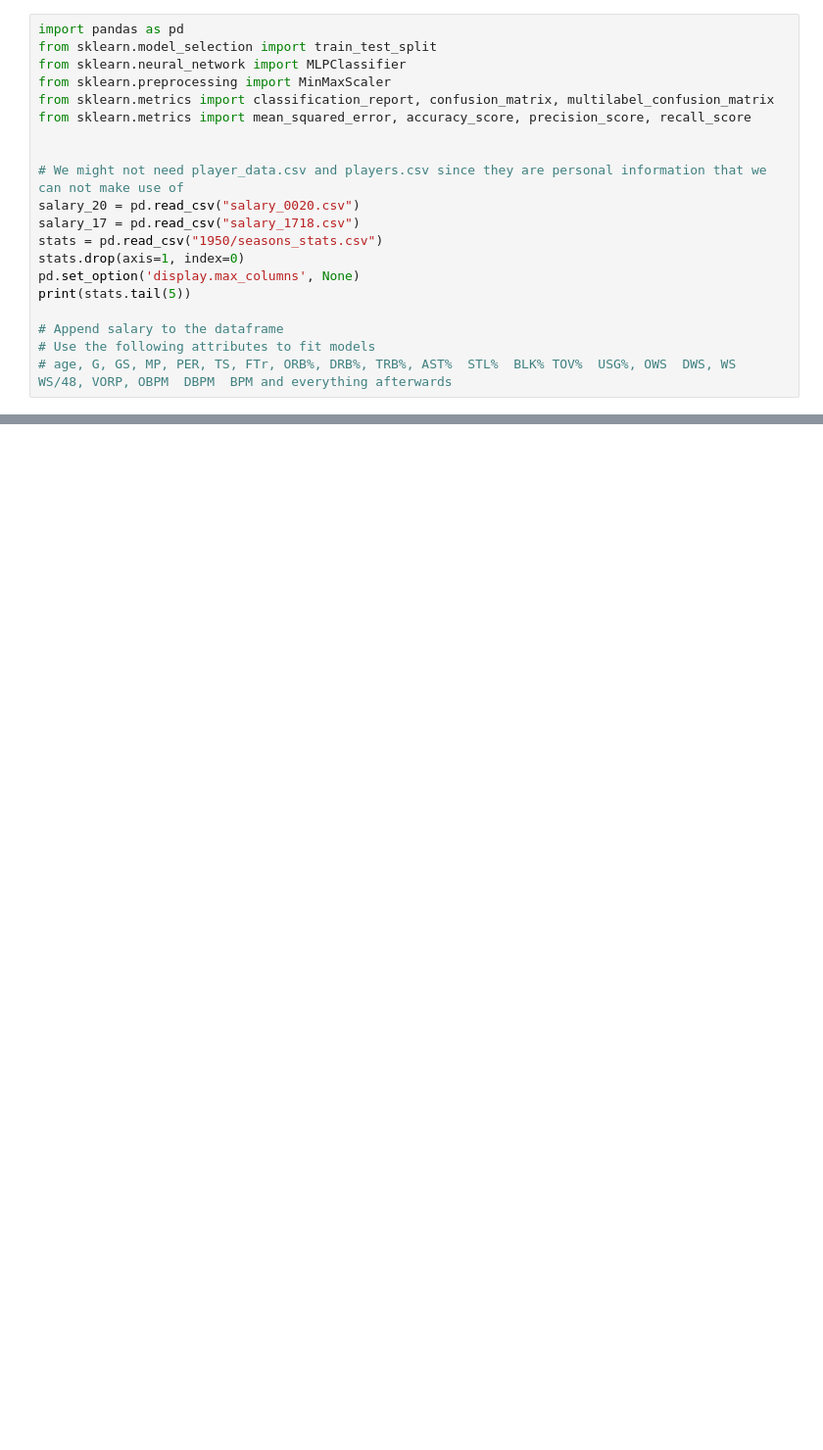
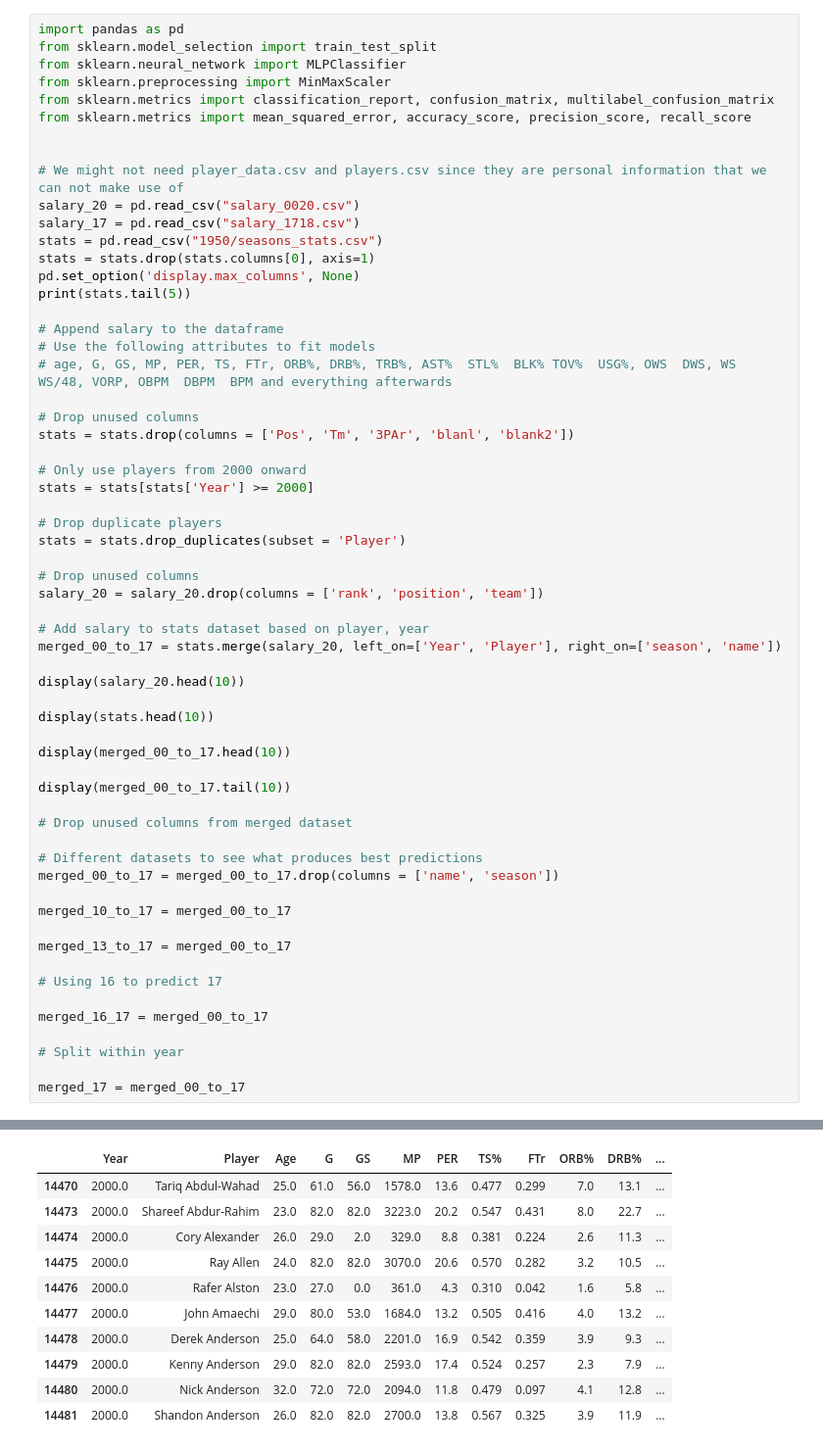
Before and after one commit to ben983593140/171-final-project, a Jupyter notebook: project.ipynb, the cells around one changed output, grey strips where cells are left out. Shown: that part at 98% size. Drawn from its saved outputs; the diff is of its cells as text; blank space fills up the shorter version.

```diff
--- a/project.ipynb
+++ b/project.ipynb
@@ -11,11 +11,51 @@ from sklearn.metrics import mean_squared_error, accuracy_score, precision_score,
 salary_20 = pd.read_csv("salary_0020.csv")
 salary_17 = pd.read_csv("salary_1718.csv")
 stats = pd.read_csv("1950/seasons_stats.csv")
-stats.drop(axis=1, index=0)
+stats = stats.drop(stats.columns[0], axis=1)
 pd.set_option('display.max_columns', None)
 print(stats.tail(5))
 
 # Append salary to the dataframe
 # Use the following attributes to fit models
 # age, G, GS, MP, PER, TS, FTr, ORB%, DRB%, TRB%, AST%  STL%  BLK% TOV%  USG%, OWS  DWS, WS  WS/48, VORP, OBPM  DBPM  BPM and everything afterwards
+
+# Drop unused columns
+stats = stats.drop(columns = ['Pos', 'Tm', '3PAr', 'blanl', 'blank2'])
+
+# Only use players from 2000 onward
+stats = stats[stats['Year'] >= 2000]
+
+# Drop duplicate players
+stats = stats.drop_duplicates(subset = 'Player')
+
+# Drop unused columns
+salary_20 = salary_20.drop(columns = ['rank', 'position', 'team'])
+
+# Add salary to stats dataset based on player, year
+merged_00_to_17 = stats.merge(salary_20, left_on=['Year', 'Player'], right_on=['season', 'name'])
+
+display(salary_20.head(10))
+
+display(stats.head(10))
+
+display(merged_00_to_17.head(10))
+
+display(merged_00_to_17.tail(10))
+
+# Drop unused columns from merged dataset
+
+# Different datasets to see what produces best predictions
+merged_00_to_17 = merged_00_to_17.drop(columns = ['name', 'season'])
+
+merged_10_to_17 = merged_00_to_17
+
+merged_13_to_17 = merged_00_to_17
+
+# Using 16 to predict 17
+
+merged_16_17 = merged_00_to_17
+
+# Split within year
+
+merged_17 = merged_00_to_17
 # %% [output]
@@ -38,0 +90,11 @@ print(stats.tail(5))
+|  | Year | Player | Age | G | GS | MP | PER | TS% | FTr | ORB% | DRB% | ... |
+| 14470 | 2000.0 | Tariq Abdul-Wahad | 25.0 | 61.0 | 56.0 | 1578.0 | 13.6 | 0.477 | 0.299 | 7.0 | 13.1 | ... |
+| 14473 | 2000.0 | Shareef Abdur-Rahim | 23.0 | 82.0 | 82.0 | 3223.0 | 20.2 | 0.547 | 0.431 | 8.0 | 22.7 | ... |
+| 14474 | 2000.0 | Cory Alexander | 26.0 | 29.0 | 2.0 | 329.0 | 8.8 | 0.381 | 0.224 | 2.6 | 11.3 | ... |
+| 14475 | 2000.0 | Ray Allen | 24.0 | 82.0 | 82.0 | 3070.0 | 20.6 | 0.570 | 0.282 | 3.2 | 10.5 | ... |
+| 14476 | 2000.0 | Rafer Alston | 23.0 | 27.0 | 0.0 | 361.0 | 4.3 | 0.310 | 0.042 | 1.6 | 5.8 | ... |
+| 14477 | 2000.0 | John Amaechi | 29.0 | 80.0 | 53.0 | 1684.0 | 13.2 | 0.505 | 0.416 | 4.0 | 13.2 | ... |
+| 14478 | 2000.0 | Derek Anderson | 25.0 | 64.0 | 58.0 | 2201.0 | 16.9 | 0.542 | 0.359 | 3.9 | 9.3 | ... |
+| 14479 | 2000.0 | Kenny Anderson | 29.0 | 82.0 | 82.0 | 2593.0 | 17.4 | 0.524 | 0.257 | 2.3 | 7.9 | ... |
+| 14480 | 2000.0 | Nick Anderson | 32.0 | 72.0 | 72.0 | 2094.0 | 11.8 | 0.479 | 0.097 | 4.1 | 12.8 | ... |
+| 14481 | 2000.0 | Shandon Anderson | 26.0 | 82.0 | 82.0 | 2700.0 | 13.8 | 0.567 | 0.325 | 3.9 | 11.9 | ... |
```
Also changed, not shown: parts of 1 cell of this notebook.
